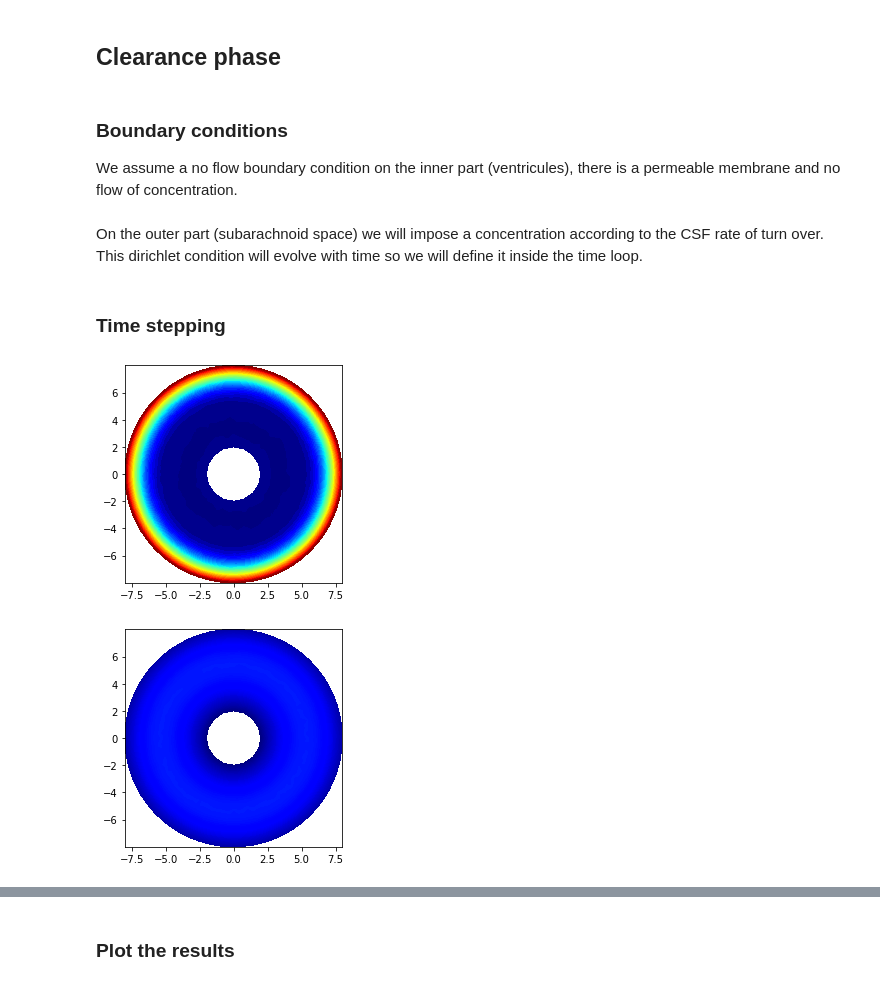
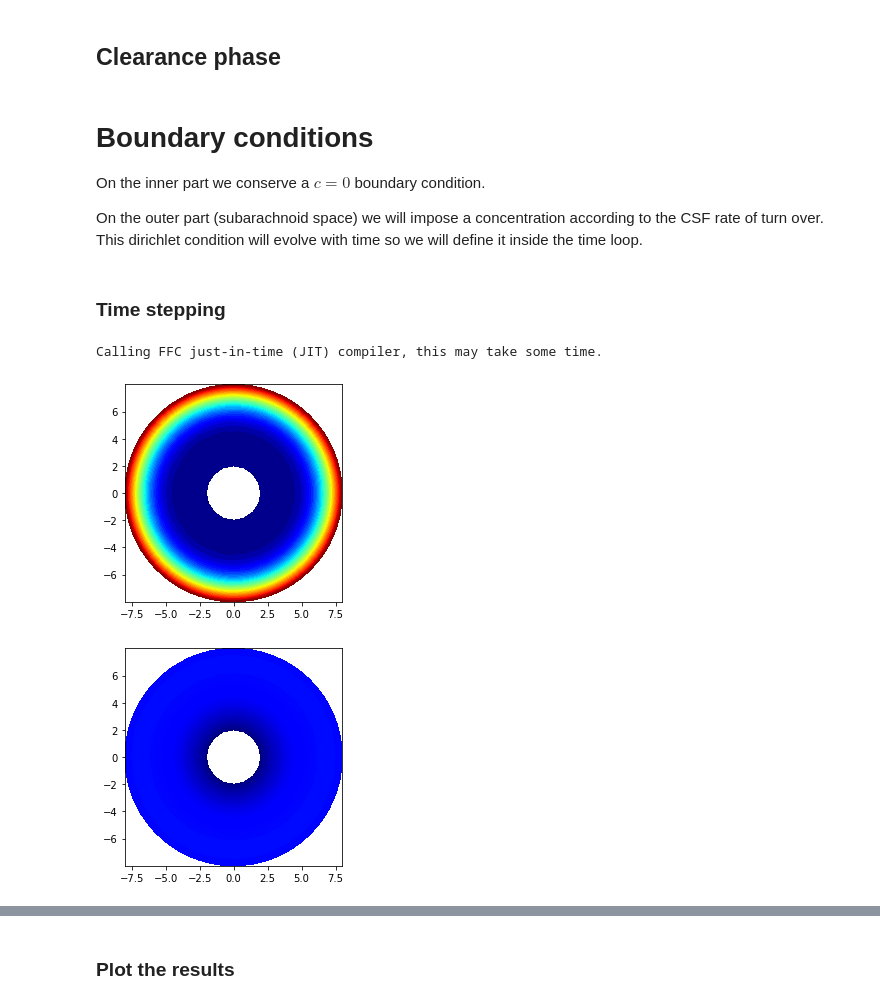
Before and after one commit to AlexandraVallet/fenicslectures, a Jupyter notebook: Solution_Braindiffusion8.ipynb, the cells around one changed output, grey strips where cells are left out. Cells and saved outputs as stored; diff of their text form; code cells hidden in the pictures.

```diff
--- a/Solution_Braindiffusion8.ipynb
+++ b/Solution_Braindiffusion8.ipynb
@@ -583,6 +608,6 @@ k=3e-5 #cm2/s
 
 We would like to simulate the evolution of tracer diffusion over 6 hours. We chose the number of time step and compute the corresponding lenght of time step.
 # %%
-tend= 60*60*6
+tend= 60*60*3
 num_steps=100
 dt=tend/num_steps
@@ -713,19 +721,16 @@ spanmeancortex_enrichment=spanmeancortex
 spanmeanwm_enrichment=spanmeanwm
 # %% [markdown]
 ## Clearance phase
-# %% [markdown]
-
-
-### Boundary conditions
-
-We assume a no flow boundary condition on the inner part (ventricules), there is a permeable membrane and no flow of concentration.
-# %%
-g=dolfin.Constant(0) # flow condition on Neumann boundaries
 # %% [markdown]
+# Boundary conditions
+
+On the inner part we conserve a $c=0$ boundary condition.
+
 On the outer part (subarachnoid space) we will impose a concentration according to the CSF rate of turn over. This dirichlet condition will evolve with time so we will define it inside the time loop.
 # %%
 VCSF=125 #ml
-QCSF=500/(60*60*24) #ml/s
+QCSF=500/(60*60*24) #ml/
+Sbrain=4*3.14*8**2
 # %% [markdown]
 ### Time stepping
 # %%
@@ -733,13 +738,13 @@ tend=60*60*48 # seconds
 
 num_steps=100
 
-dt=(tend-t6h)/num_steps
+dt=(tend-t_enrichment)/num_steps
 # %%
 #initialization
 # We now start simulation at 6 hours.
-t=t6h
+t=t_enrichment
 # We initialize with the stored last concentration profile at 6 hours.
-c_n = dolfin.interpolate(c6h, V)
+c_n = dolfin.interpolate(c_enrichment, V)
 
 # Let plot the inital state
 plt.figure()
@@ -782,7 +787,7 @@ for n in range(num_steps):
 
     # we assume that only a part of the CSF volume exiting the brain is carrying the tracers.
     # we define alpha as the portion of reabsorbed CSF that had the concentration cSAS
-    alpha= 0.5
+    alpha= 0.1
     # the value of alpha is chosen in order to fit the experimental data. It will need to be discussed.
     newmass=(totalmass-Csas*absorbedvolume*alpha)
     # the new concentration in CSF is
@@ -791,39 +796,43 @@ for n in range(num_steps):
     bcouter = dolfin.DirichletBC(V, dolfin.Constant(newconcentration) , outer)
     bcinner = dolfin.DirichletBC(V, dolfin.Constant(0) , inner)
 
-    bc=[bcouter,bcinner]
+    g=dolfin.Constant(QCSF/Sbrain*Csas)
+
+
+    bc=[bcinner]
 
 
 
     # We update with new initial solution and sink term
     F = u*v*dolfin.dx + k*dt*dolfin.inner(dolfin.grad(u), dolfin.grad(v))*dolfin.dx - (c_n + dt*S)*v*dolfin.dx+ dt*g*v*dolfin.ds
     a, L = dolfin.lhs(F), dolfin.rhs(F)
 
 
     # Solve variational problem
     c = dolfin.Function(V)
     dolfin.solve(a == L, c,bc)
 
     # Update previous solution
     c_n.assign(c)
 
     #append the list with averaged concentrations
     mean_cortex=dolfin.assemble(c_n*mask_cortex*dolfin.dx(mesh))/dolfin.assemble(mask_cortex*dolfin.dx(mesh))
     mean_wm=dolfin.assemble(c_n*mask_wm*dolfin.dx(mesh))/dolfin.assemble(mask_wm*dolfin.dx(mesh))
     spanmeancortex.append(mean_cortex)
     spanmeanwm.append(mean_wm)
     spantime.append(t)
 
 # plot the final concentration profile
 plt.figure()
 p=dolfin.plot(c_n)
 # set colormap
 p.set_cmap ( "jet" )
 # set boundary values for the colorscale
 p.set_clim ( 0 , 1)
 # %% [output]
+Calling FFC just-in-time (JIT) compiler, this may take some time.
-[figure, old version]
+[figure, new version]
-[figure, old version]
+[figure, new version]
 # %% [markdown]
 After 48 hours, the concentration profile is more homogeneous than at 6 hours. Tracer are now present in half of the brain. This is similar to what we can see on MRI data.
 
```
Also changed, not shown: parts of 13 cells of this notebook.
